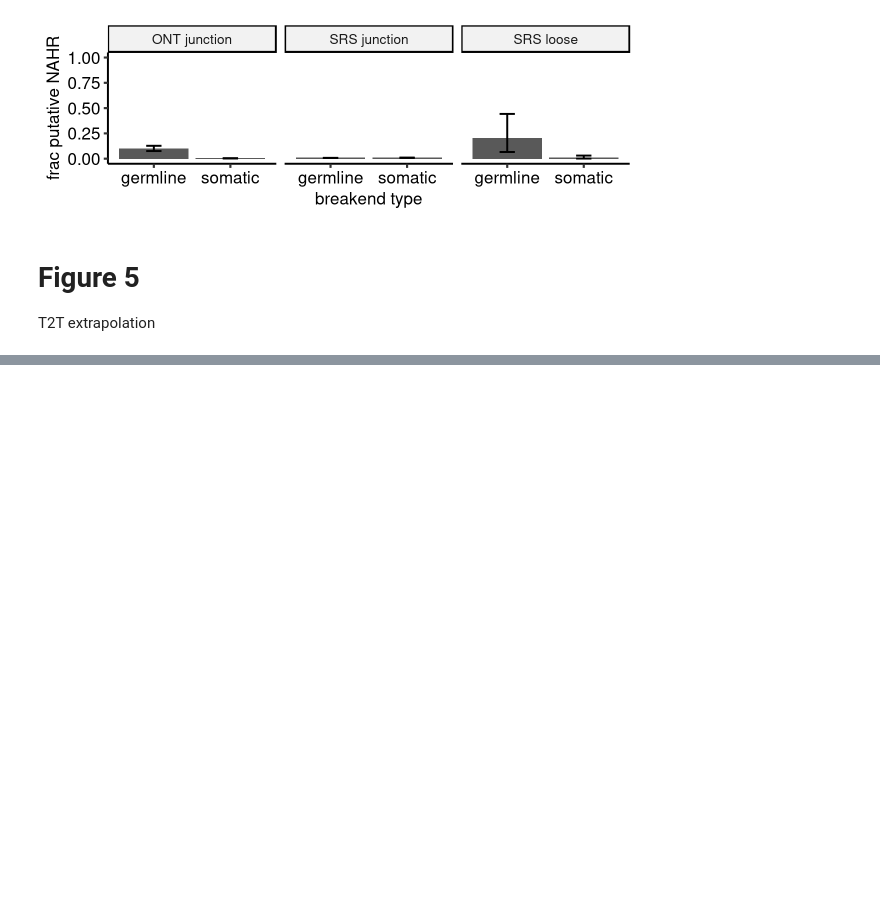
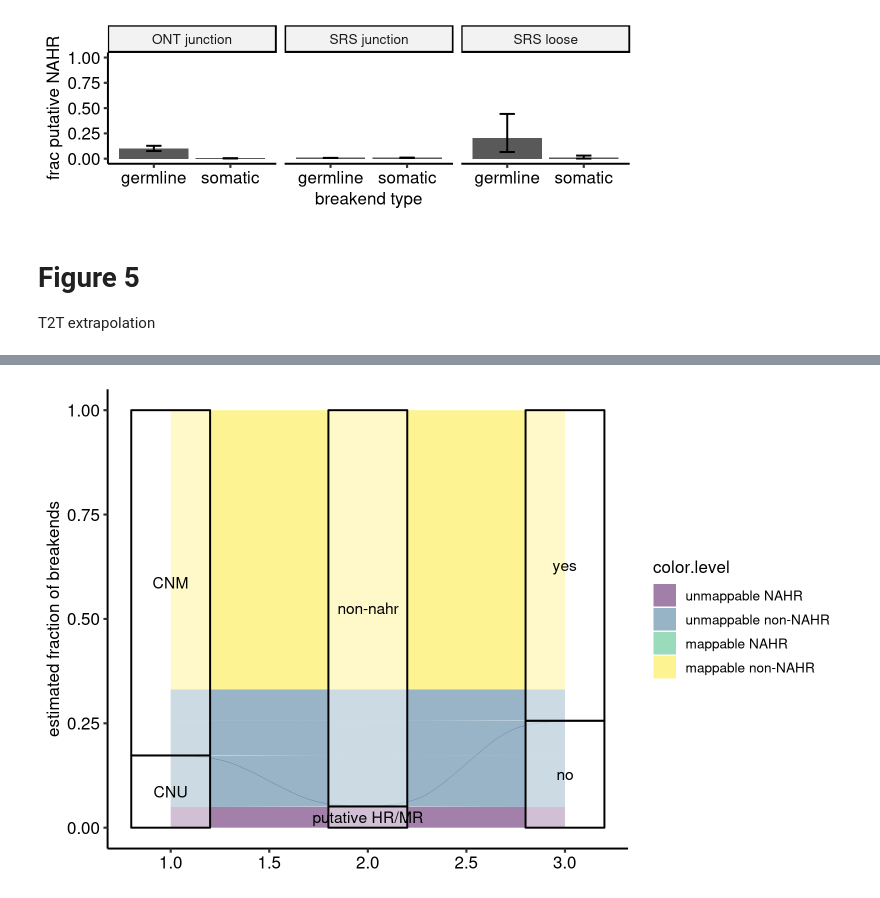
Before and after one commit to mskilab/loose_ends_2023, a Jupyter notebook: notebooks/figures.ipynb, the cells around one changed output, grey strips where cells are left out. Cells and saved outputs as stored; diff of their text form; code cells hidden in the pictures; blank space fills up the shorter version.

```diff
--- a/notebooks/figures.ipynb
+++ b/notebooks/figures.ipynb
@@ -742,2 +850,32 @@ T2T extrapolation
+# %%
+bs.alluvial.dt = fread("./data/t2t/5c.alluvial.txt", sep = ",", header = FALSE, skip = 1)
+setnames(bs.alluvial.dt, c("location", "homology", "detected", "mappable", "fraction"))
+
+## set colors
+bs.alluvial.dt[, color.level := ordered(paste(ifelse(mappable == "no", "unmappable", "mappable"),
+                                              ifelse(homology == "no", "non-NAHR", "NAHR")),
+                                        levels = c("unmappable NAHR",
+                                                   "unmappable non-NAHR",
+                                                   "mappable NAHR",
+                                                   "mappable non-NAHR"))]
+
+## levels
+bs.alluvial.dt[, location.level := factor(location, c("CNU", "CNM"))]
+bs.alluvial.dt[, homology.level := factor(ifelse(homology == "yes", "putative HR/MR", "non-nahr"), c("putative HR/MR", "non-nahr"))]
+bs.alluvial.dt[, detected.level := factor(detected, c("no", "yes"))]
+bs.alluvial.dt[, mapped.level := factor(mappable, c("no", "yes"))]
+
+alluv.pt = ggplot(bs.alluvial.dt[order(mapped.level)][order(detected.level)][order(homology.level)][order(location.level)], aes(axis1 = location.level, axis2 = homology.level, axis3 = detected.level,y = fraction)) +
+    ggalluvial::geom_alluvium(aes(fill = color.level), knot.pos = 0.3, width = 0, reverse = FALSE) +
+    ggalluvial::geom_stratum(width = 0.4, reverse = FALSE, alpha = 0.5, color = "black") +
+    geom_text(stat = "stratum", aes(label = after_stat(stratum)), reverse = FALSE, alpha = 1) +
+    labs(y = "estimated fraction of breakends") +
+    ggpubr::theme_pubr() +
+    theme(legend.position = "right")
+# %%
+options(repr.plot.height = 5, repr.plot.width = 8, repr.plot.res = 200)
+alluv.pt
+# %% [output]
+[figure, added]
 # %%
 https://weillcornell.zoom.us/meeting/register/tJ0lc-iorT8iG9Vb7-TeWJWrhKwi5b67srdA
```
Also changed, not shown: parts of 12 cells of this notebook.
